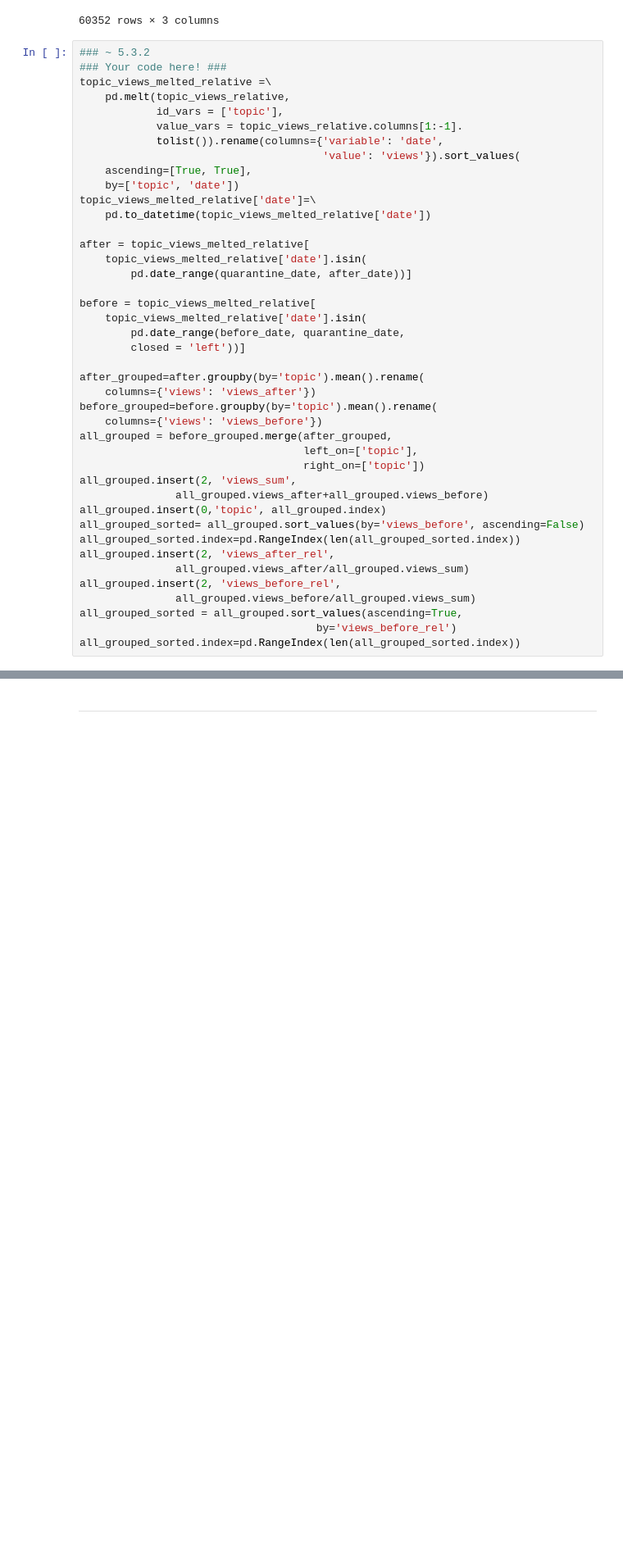
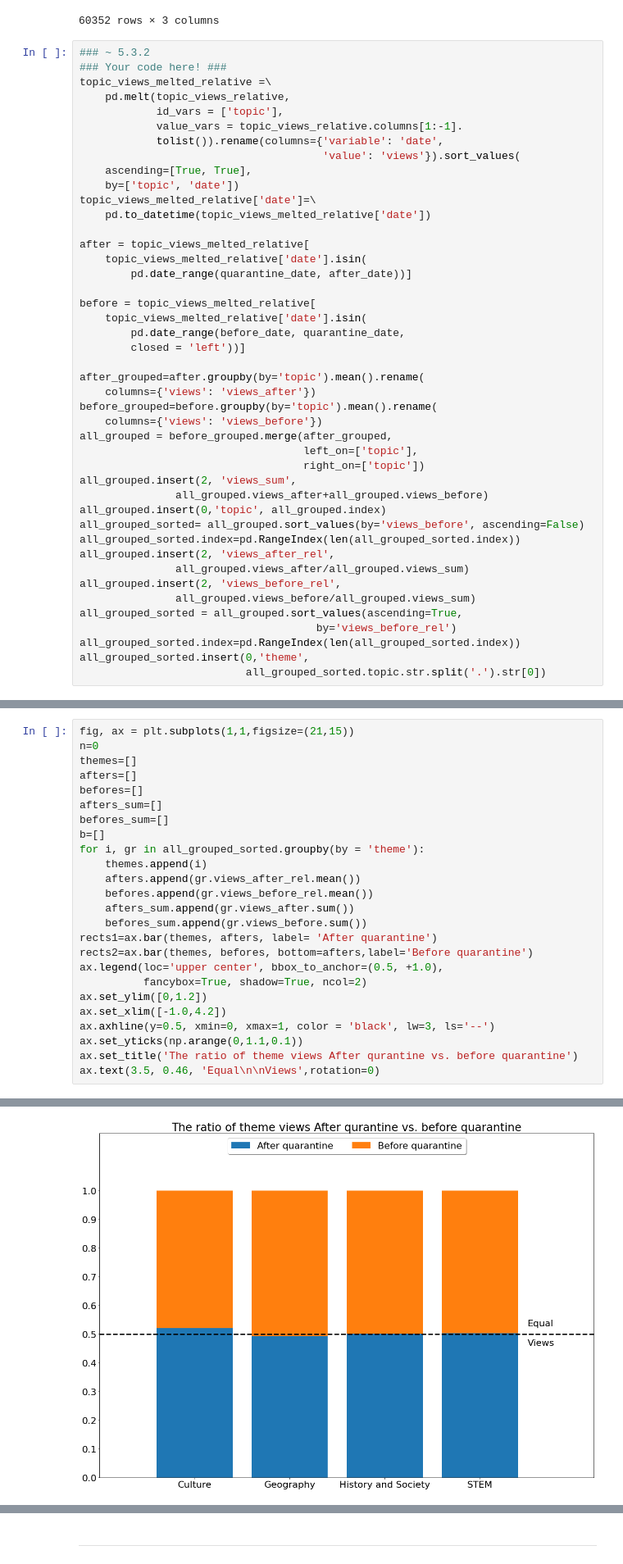
Before and after one commit to alec-flowers/ada-2020-homework1-pandas-pied, a Jupyter notebook: 01 - Pandas Data Wrangling and Data Viz/hw1.ipynb, the cells around one changed output, grey strips where cells are left out. Shown at 82% size. Cells and saved outputs as stored; diff of their text form; blank space fills up the shorter version.

```diff
--- a/01 - Pandas Data Wrangling and Data Viz/hw1.ipynb
+++ b/01 - Pandas Data Wrangling and Data Viz/hw1.ipynb
@@ -1086,6 +1135,8 @@ all_grouped.insert(2, 'views_before_rel',
 all_grouped_sorted = all_grouped.sort_values(ascending=True,
                                      by='views_before_rel')
 all_grouped_sorted.index=pd.RangeIndex(len(all_grouped_sorted.index))
+all_grouped_sorted.insert(0,'theme',
+                          all_grouped_sorted.topic.str.split('.').str[0])
 # %%
 fig, ax = plt.subplots(1,1,figsize=(21,15))
 rects1=ax.bar(all_grouped_sorted.index,
@@ -1120,0 +1163,26 @@ ax.set_xlim([-3,69])
+# %%
+fig, ax = plt.subplots(1,1,figsize=(21,15))
+n=0
+themes=[]
+afters=[]
+befores=[]
+afters_sum=[]
+befores_sum=[]
+b=[]
+for i, gr in all_grouped_sorted.groupby(by = 'theme'):
+    themes.append(i)
+    afters.append(gr.views_after_rel.mean())
+    befores.append(gr.views_before_rel.mean())
+    afters_sum.append(gr.views_after.sum())
+    befores_sum.append(gr.views_before.sum())
+rects1=ax.bar(themes, afters, label= 'After quarantine')
+rects2=ax.bar(themes, befores, bottom=afters,label='Before quarantine')
+ax.legend(loc='upper center', bbox_to_anchor=(0.5, +1.0),
+          fancybox=True, shadow=True, ncol=2)
+ax.set_ylim([0,1.2])
+ax.set_xlim([-1.0,4.2])
+ax.axhline(y=0.5, xmin=0, xmax=1, color = 'black', lw=3, ls='--')
+ax.set_yticks(np.arange(0,1.1,0.1))
+ax.set_title('The ratio of theme views After qurantine vs. before quarantine')
+ax.text(3.5, 0.46, 'Equal\n\nViews',rotation=0)
+# %% [output]
@@ -1120,0 +1190 @@ ax.set_xlim([-3,69])
+[figure, added]
```
Also changed, not shown: parts of 13 cells of this notebook.
